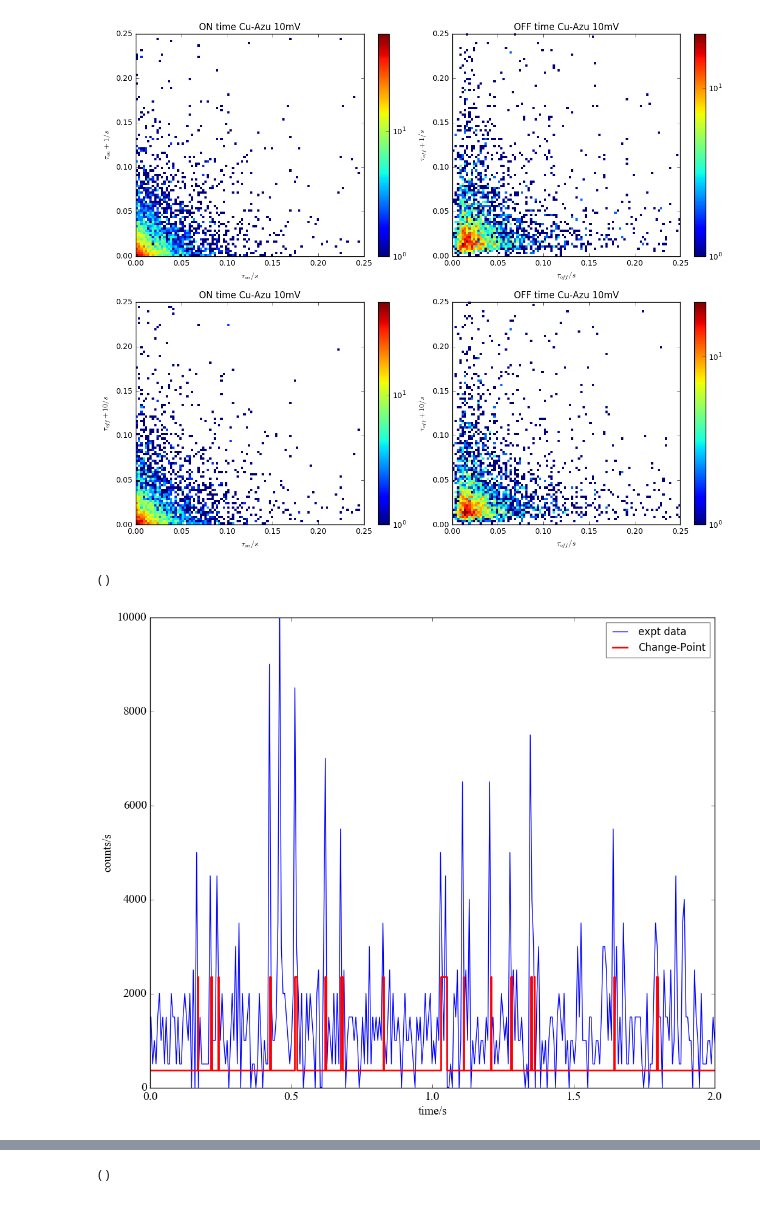
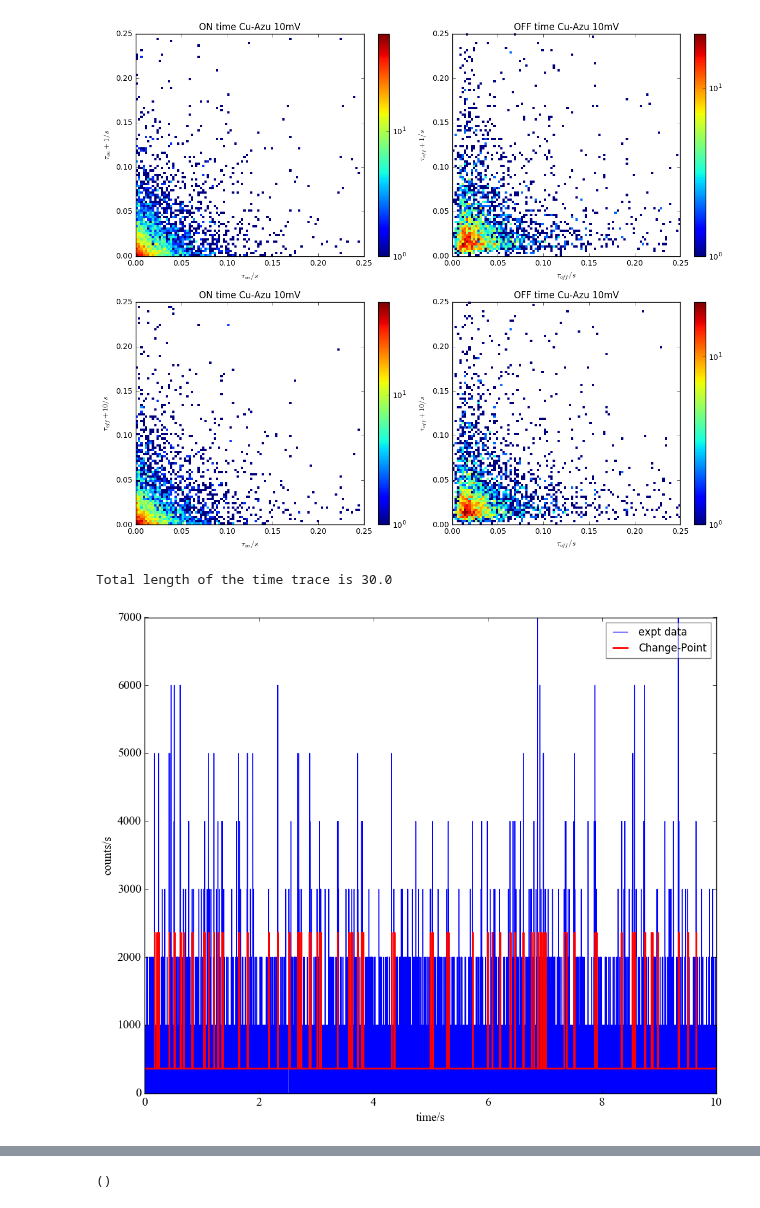
Before and after one commit to biswajitSM/Azurin_SM_repo, a Jupyter notebook: Analysis/S104d21Feb17_60.5_635_A2_CuAzu655.ipynb, the cells around one changed output, grey strips where cells are left out. Drawn from its saved outputs; the diff is of its cells as text; code cells hidden in the pictures.

```diff
--- a/Analysis/S104d21Feb17_60.5_635_A2_CuAzu655.ipynb
+++ b/Analysis/S104d21Feb17_60.5_635_A2_CuAzu655.ipynb
@@ -68,14 +68,15 @@ os.chdir(parentdir)
 # %%
 #************* data and changepoint plot********************
 os.chdir(directory);os.chdir("Point_A2_60.5__30s_2nd_9/data/")
 file1 = 'Point_A2_100mV(15)_60.5__30s_9.pt3.datn'
 file2 = 'Point_A2_100mV(15)_60.5__30s_9.pt3.datn.em.plot'
 x_lim_min = 0
 x_lim_max = 2
 y_lim_min = 0
 y_lim_max = 10000
 
-time_trace_plot(file1, file2, x_lim_min, x_lim_max, y_lim_min, y_lim_max)
+time_trace_plot(file1, file2)
+savefig('timetrace.svg', dpi=500, transparent=True)
 # %% [output]
-()
+Total length of the time trace is 30.0
-[figure, old version]
+[figure, new version]
```
Also changed, not shown: parts of 2 cells of this notebook, 3 other files.
